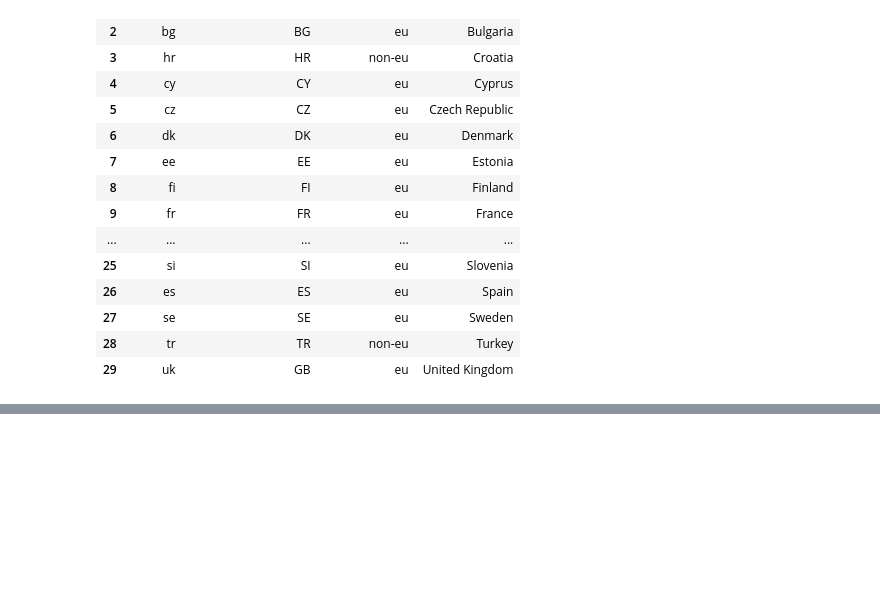
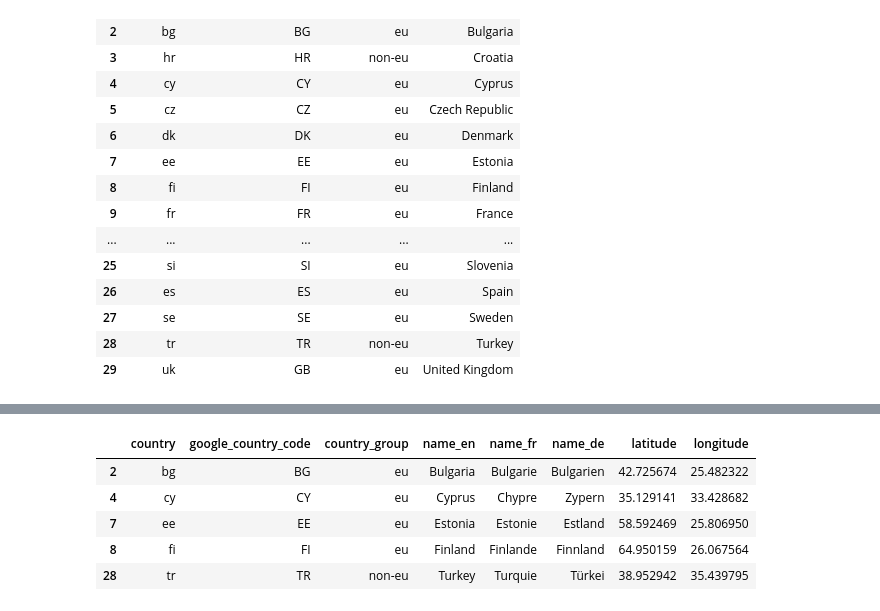
Before and after one commit to Gonza2000/Machine-Learning-6-SIN-A-Mar-Jul-2026, a Jupyter notebook: workshop1.ipynb, the cells around one changed output, grey strips where cells are left out. Cells and saved outputs as stored; diff of their text form; code cells hidden in the pictures; blank space fills up the shorter version.

Commit message:
wip: Filtering

```diff
--- a/workshop1.ipynb
+++ b/workshop1.ipynb
@@ -135,0 +162,10 @@ countries.iloc[:,:4]
+# %%
+#Filters data with longitude greater than 25
+countries[countries['longitude']>25]
+# %% [output]
+|  | country | google_country_code | country_group | name_en | name_fr | name_de | latitude | longitude |
+| 2 | bg | BG | eu | Bulgaria | Bulgarie | Bulgarien | 42.725674 | 25.482322 |
+| 4 | cy | CY | eu | Cyprus | Chypre | Zypern | 35.129141 | 33.428682 |
+| 7 | ee | EE | eu | Estonia | Estonie | Estland | 58.592469 | 25.806950 |
+| 8 | fi | FI | eu | Finland | Finlande | Finnland | 64.950159 | 26.067564 |
+| 28 | tr | TR | non-eu | Turkey | Turquie | Türkei | 38.952942 | 35.439795 |
```
Also changed, not shown: parts of 2 cells of this notebook.
